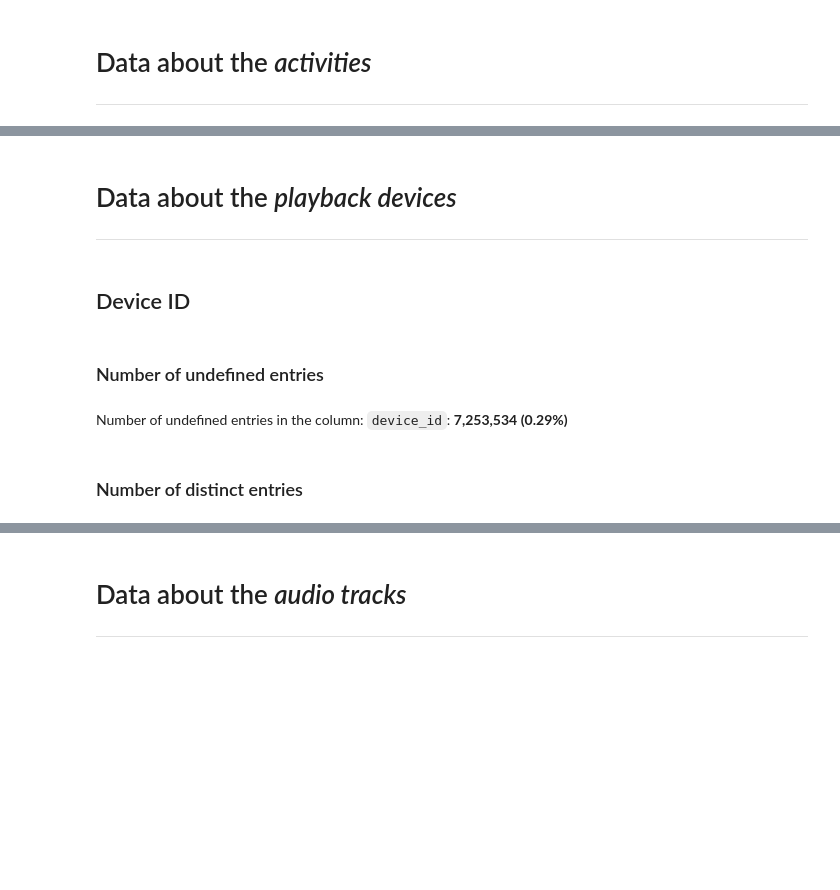
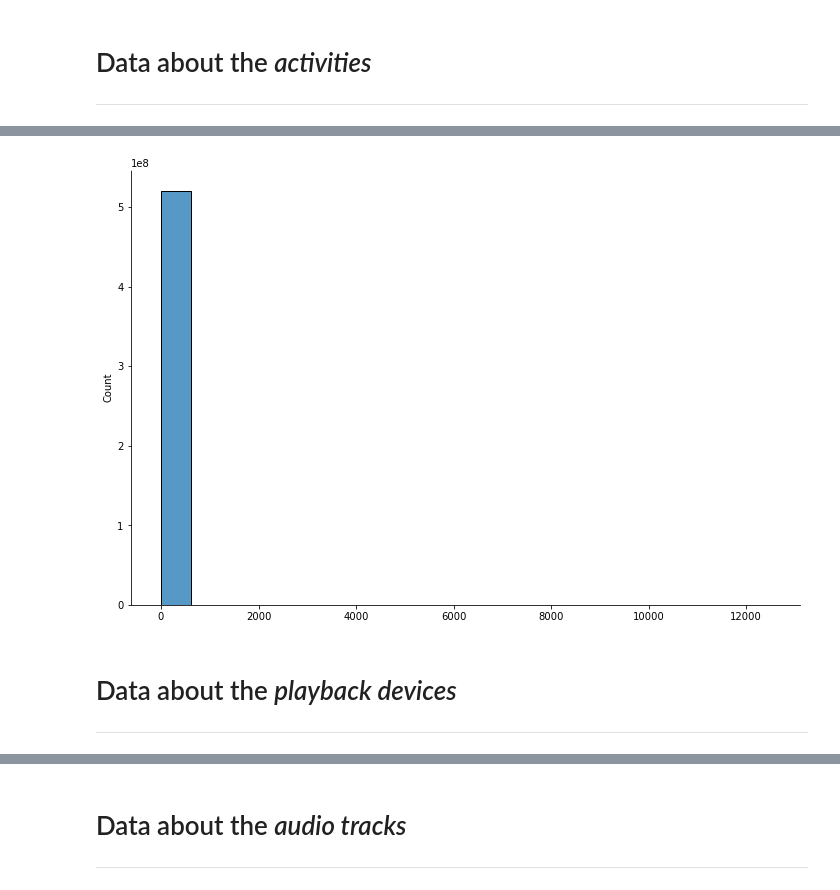
Before and after one commit to wojciechdk/Music_Spring_2021, a Jupyter notebook: initial_statistics.ipynb, the cells around one changed output, grey strips where cells are left out. Saved outputs shown, nothing was run; the diff lists cells and outputs as text; code cells hidden in the pictures; blank space fills up the shorter version.

```diff
--- a/initial_statistics.ipynb
+++ b/initial_statistics.ipynb
@@ -200,16 +219,11 @@ Number of distinct entries in the column: `activity_duration`: **235,387**
+# %%
+figure, axes = w.plotting.create_empty_figure()
+
+sns.histplot(data=playbacks_per_activity_count,
+             bins=20,
+             ax=axes)
+# %% [output]
+[figure, added]
 # %% [markdown]
 # Data about the *playback devices*
 <hr style="border:2px solid black"></hr>
-# %% [markdown]
-## Device ID
-# %% [markdown]
-### Number of undefined entries
-# %%
-# Count the number of undefined entries.
-column_name = 'device_id'
-dfp_undefined.loc[column_name] = t.spark.count_undefined_entries(
-    df_full, column_name, verbose='markdown', n_rows=n_rows)
-# %% [output]
-Number of undefined entries in the column: `device_id`: **7,253,534** **(0.29%)**
-# %% [markdown]
-### Number of distinct entries
```
Also changed, not shown: parts of 90 cells of this notebook, 1 other file.
